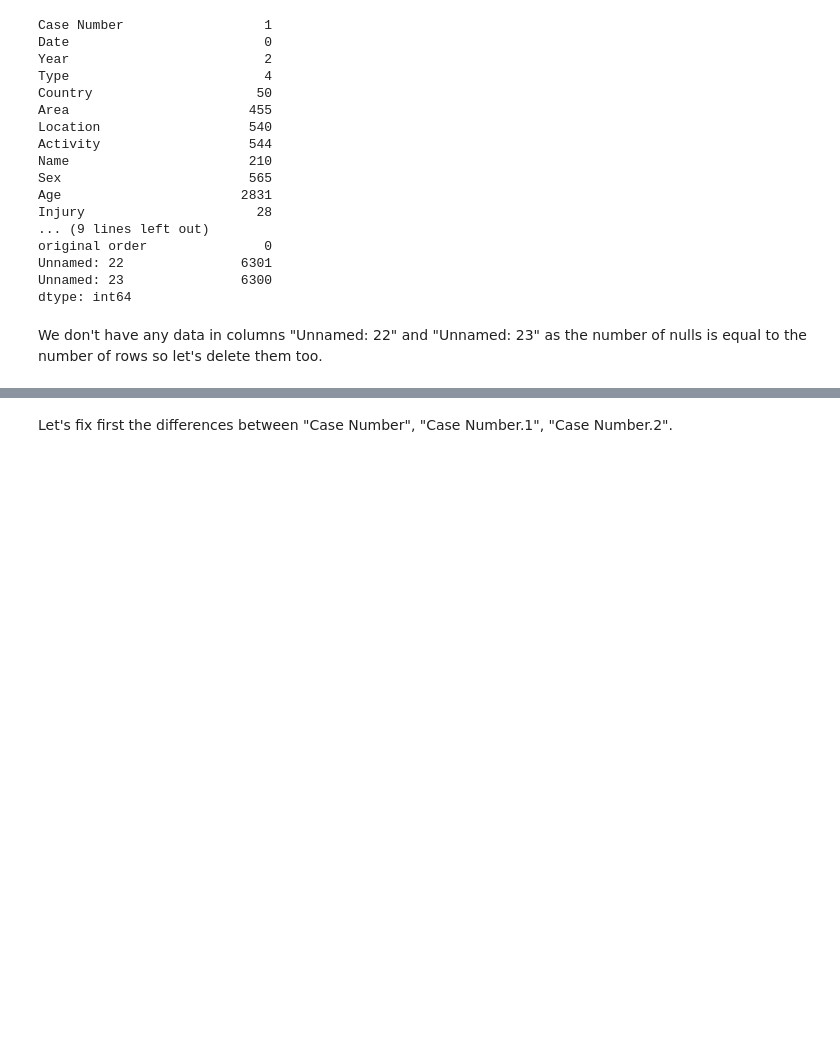
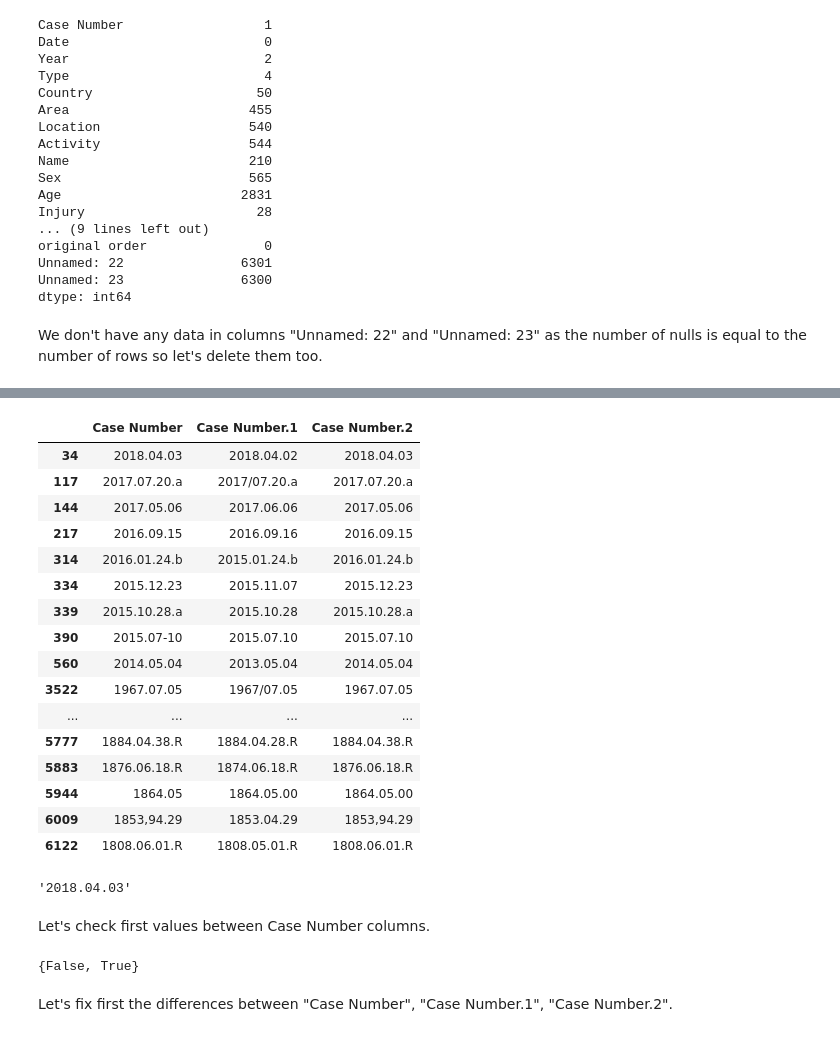
Before and after one commit to BSanau/shark_attack_project, a Jupyter notebook: Cleaning_and_wrangling.ipynb, the cells around one changed output, grey strips where cells are left out. Cells and saved outputs as stored; diff of their text form; code cells hidden in the pictures; blank space fills up the shorter version.

```diff
--- a/Cleaning_and_wrangling.ipynb
+++ b/Cleaning_and_wrangling.ipynb
@@ -165,0 +284,24 @@ Equal values in Case N2 and Date:  3258
+# %%
+attacks[["Case Number","Case Number.1", "Case Number.2"]].iloc[diffrows]
+# %% [output]
+|  | Case Number | Case Number.1 | Case Number.2 |
+| 34 | 2018.04.03 | 2018.04.02 | 2018.04.03 |
+| 117 | 2017.07.20.a | 2017/07.20.a | 2017.07.20.a |
+| 144 | 2017.05.06 | 2017.06.06 | 2017.05.06 |
+| 217 | 2016.09.15 | 2016.09.16 | 2016.09.15 |
+| 314 | 2016.01.24.b | 2015.01.24.b | 2016.01.24.b |
+| 334 | 2015.12.23 | 2015.11.07 | 2015.12.23 |
+| 339 | 2015.10.28.a | 2015.10.28 | 2015.10.28.a |
+| 390 | 2015.07-10 | 2015.07.10 | 2015.07.10 |
+| 560 | 2014.05.04 | 2013.05.04 | 2014.05.04 |
+| 3522 | 1967.07.05 | 1967/07.05 | 1967.07.05 |
+| ... | ... | ... | ... |
+| 5777 | 1884.04.38.R | 1884.04.28.R | 1884.04.38.R |
+| 5883 | 1876.06.18.R | 1874.06.18.R | 1876.06.18.R |
+| 5944 | 1864.05 | 1864.05.00 | 1864.05.00 |
+| 6009 | 1853,94.29 | 1853.04.29 | 1853,94.29 |
+| 6122 | 1808.06.01.R | 1808.05.01.R | 1808.06.01.R |
+# %%
+statistics.mode(attacks[["Case Number","Case Number.1", "Case Number.2"]].iloc[34])
+# %% [output]
+'2018.04.03'
@@ -166,3 +316,10 @@ Equal values in Case N2 and Date:  3258
+# %% [markdown]
+Let's check first values between Case Number columns.
+# %%
+equal_rows = set()
+equal_rows.union(set(CN_CN1), set(CN_CN2), set(CN1_CN2))
+# %% [output]
+{False, True}
 # %%
 rowsCN = CN_CN1 + CN_CN2 + CN1_CN2 == False
 # %% [markdown]
```
Also changed, not shown: parts of 28 cells of this notebook.
